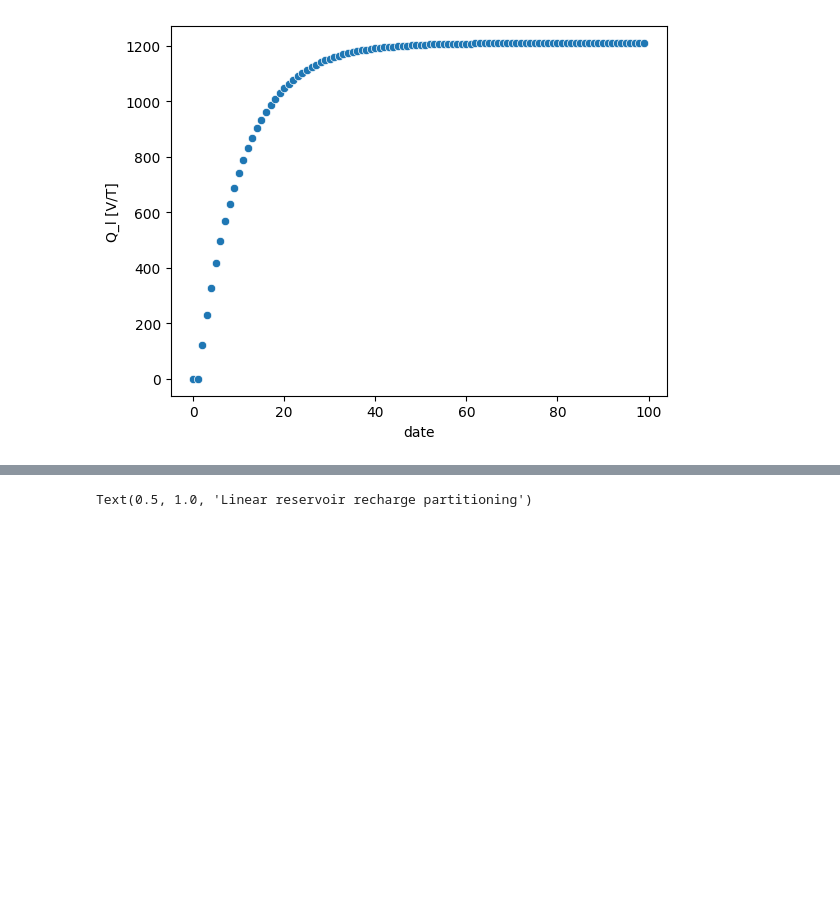
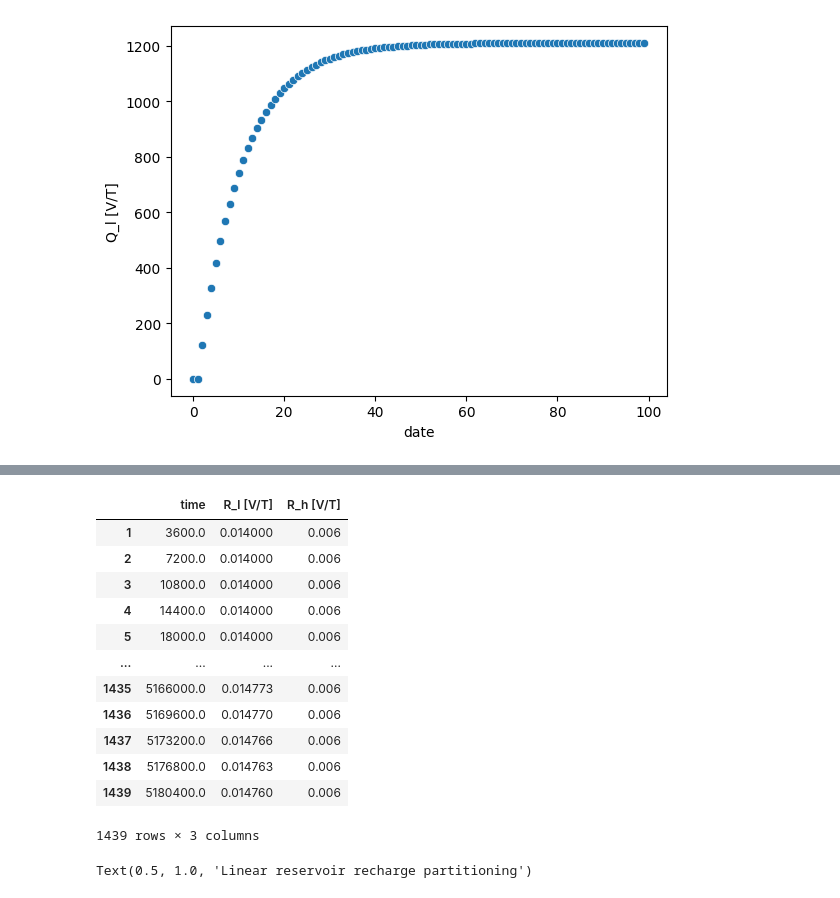
Before and after one commit to jhuang523/UMNBearSpring, a Jupyter notebook: openkarst/steady_state/conduit_geometry_setup.ipynb, the cells around one changed output, grey strips where cells are left out. Cells and saved outputs as stored; diff of their text form; code cells hidden in the pictures; blank space fills up the shorter version.

```diff
--- a/openkarst/steady_state/conduit_geometry_setup.ipynb
+++ b/openkarst/steady_state/conduit_geometry_setup.ipynb
@@ -223,3 +234,24 @@ No time objects given, make sure t is in correct units: D
+# %%
+ms = pulse.copy()
+ms['time'] = ms['date'] * 86400
+ms = ms[['time', 'Q_l [V/T]', 'R_h [V/T]']]
+ms['R_l [V/T]'] = ms['Q_l [V/T]']
+ms[['R_l [V/T]', 'R_h [V/T]']] = ms[['R_l [V/T]', 'R_h [V/T]']] / 86400
+ms.loc[1:][['time', 'R_l [V/T]', 'R_h [V/T]']].to_csv('conduit_geometry_test/input_data/double_gaussian.csv', index = False)
+# %% [output]
+|  | time | R_l [V/T] | R_h [V/T] |
+| 1 | 3600.0 | 0.014000 | 0.006 |
+| 2 | 7200.0 | 0.014000 | 0.006 |
+| 3 | 10800.0 | 0.014000 | 0.006 |
+| 4 | 14400.0 | 0.014000 | 0.006 |
+| 5 | 18000.0 | 0.014000 | 0.006 |
+| ... | ... | ... | ... |
+| 1435 | 5166000.0 | 0.014773 | 0.006 |
+| 1436 | 5169600.0 | 0.014770 | 0.006 |
+| 1437 | 5173200.0 | 0.014766 | 0.006 |
+| 1438 | 5176800.0 | 0.014763 | 0.006 |
+| 1439 | 5180400.0 | 0.014760 | 0.006 |
+1439 rows × 3 columns
 # %%
 pulse = pd.read_csv("conduit_geometry_test/input_data/gaussian_pulse_high_eta.csv")
 # %%
```
Also changed, not shown: parts of 17 cells of this notebook, 18 other files.
